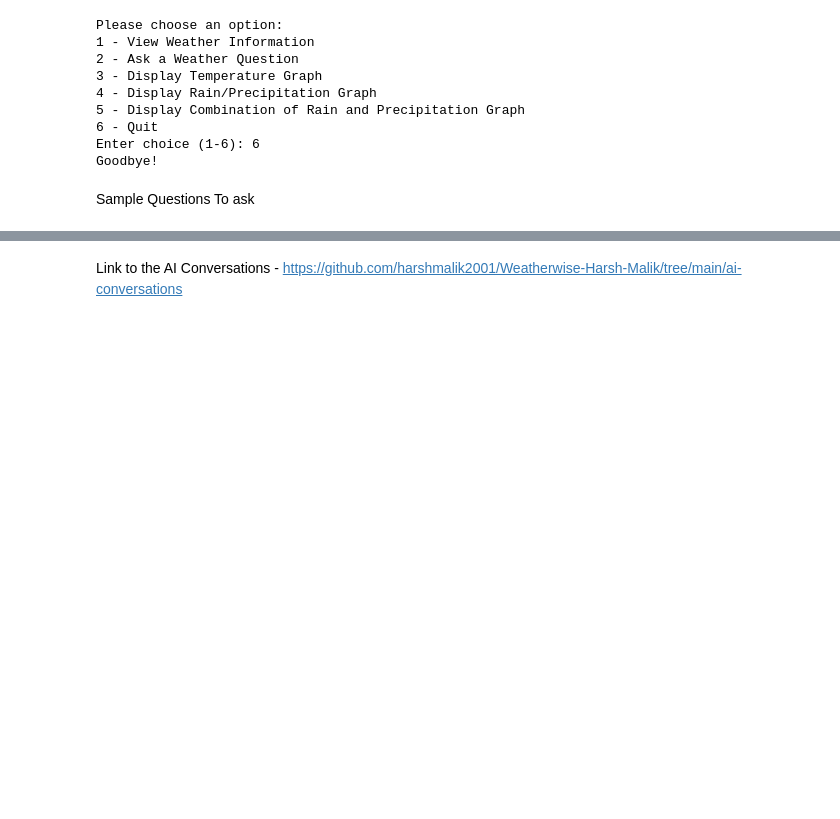
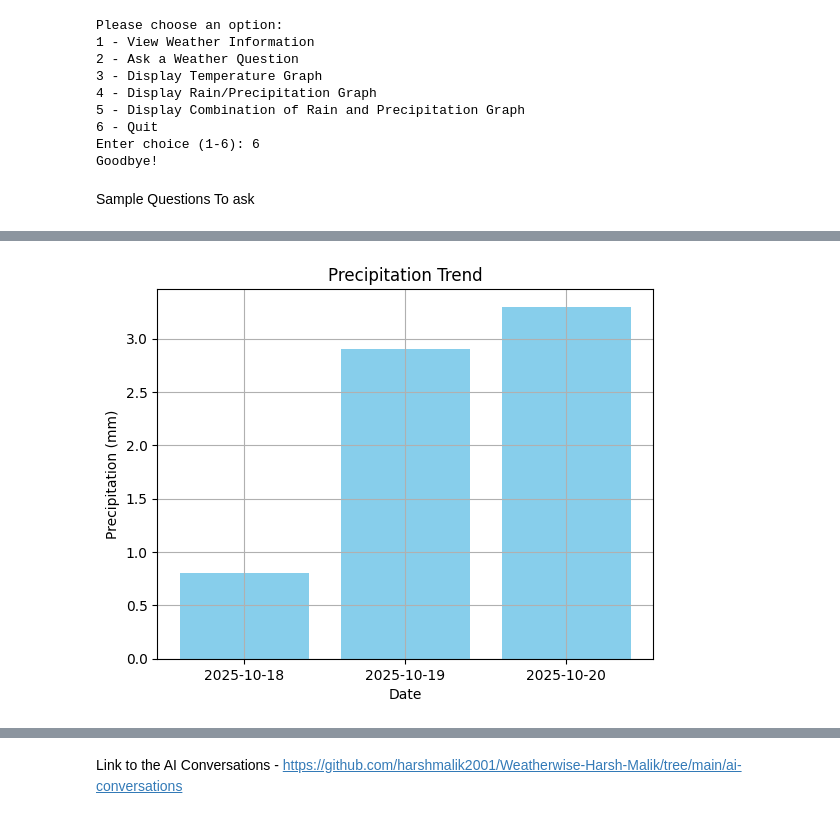
Before and after one commit to harshmalik2001/Weatherwise-Harsh-Malik, a Jupyter notebook: starter_notebook.ipynb, the cells around one changed output, grey strips where cells are left out. Saved outputs shown, nothing was run; the diff lists cells and outputs as text; code cells hidden in the pictures; blank space fills up the shorter version.

```diff
--- a/starter_notebook.ipynb
+++ b/starter_notebook.ipynb
@@ -403,0 +387,33 @@ Error fetching weather data: Network error
+# %%
+# Precipitation Visualisation Function
+def create_precipitation_visualisation(weather_data, output_type='display'):
+    """
+
+    This chunk of code visualizes the precipitation data it will have the weather_data from the get_weather_data() function and the
+    output_type is set as display to display the chart in the notebook itself
+    """
+    days = []
+    precip = []
+    for day in weather_data['weather']:
+        days.append(day['date'])
+        # Sum up all hourly precipitation for the day
+        total_precip = sum(float(hour['precipMM']) for hour in day['hourly'])
+        precip.append(total_precip)
+    fig, ax = plt.subplots()
+    ax.bar(days, precip, color='skyblue')
+    ax.set_title('Precipitation Trend')
+    ax.set_xlabel('Date')
+    ax.set_ylabel('Precipitation (mm)')
+    plt.grid(True)
+    if output_type == 'figure':
+        return fig
+    else:
+        plt.show()  # Non-blocking display
+        plt.pause(0.1)       # Allow window to render
+        plt.close(fig)
+        plt.ioff()
+
+data = get_weather_data("Perth",3)
+create_precipitation_visualisation(data)
+# %% [output]
+[figure, added]
```
Also changed, not shown: parts of 14 cells of this notebook.
